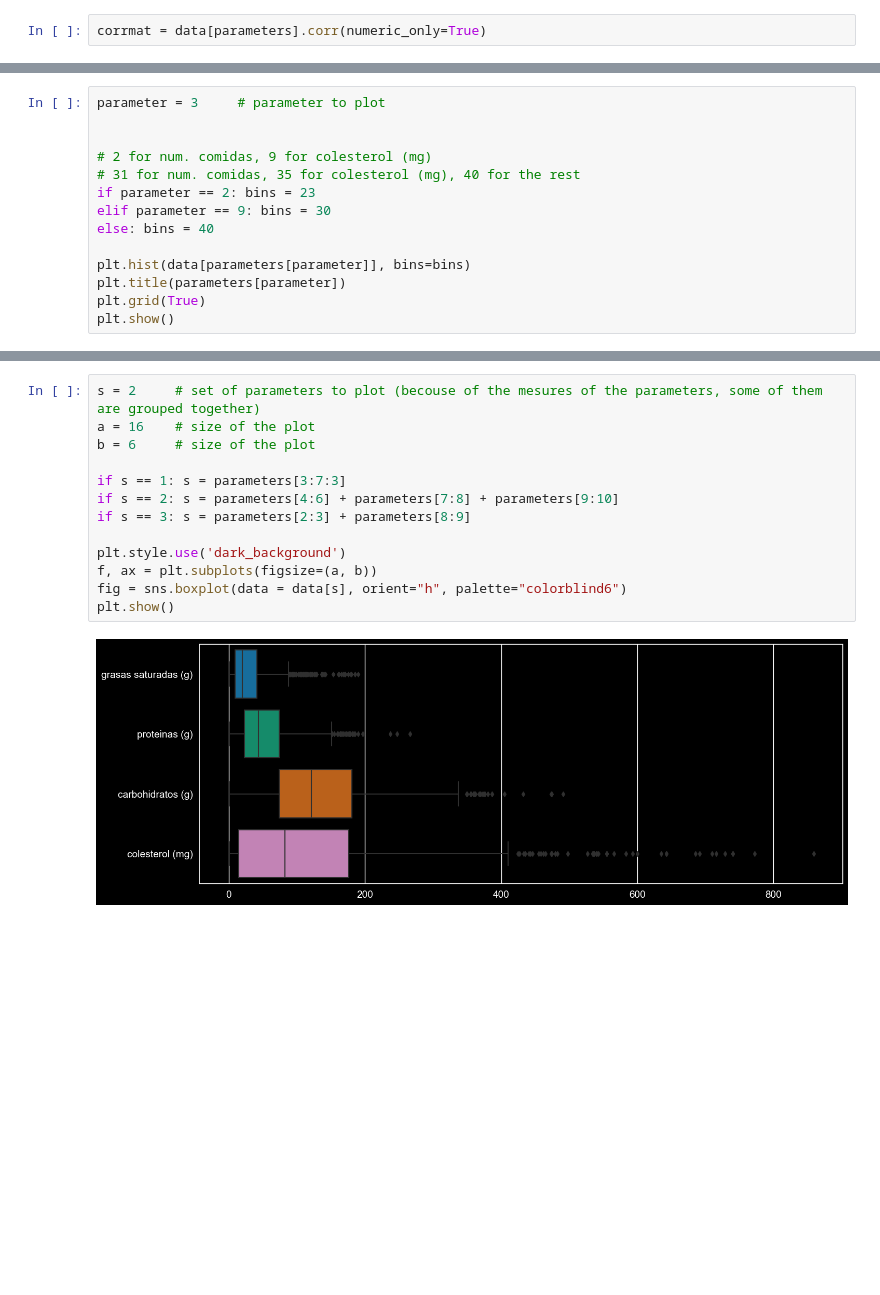
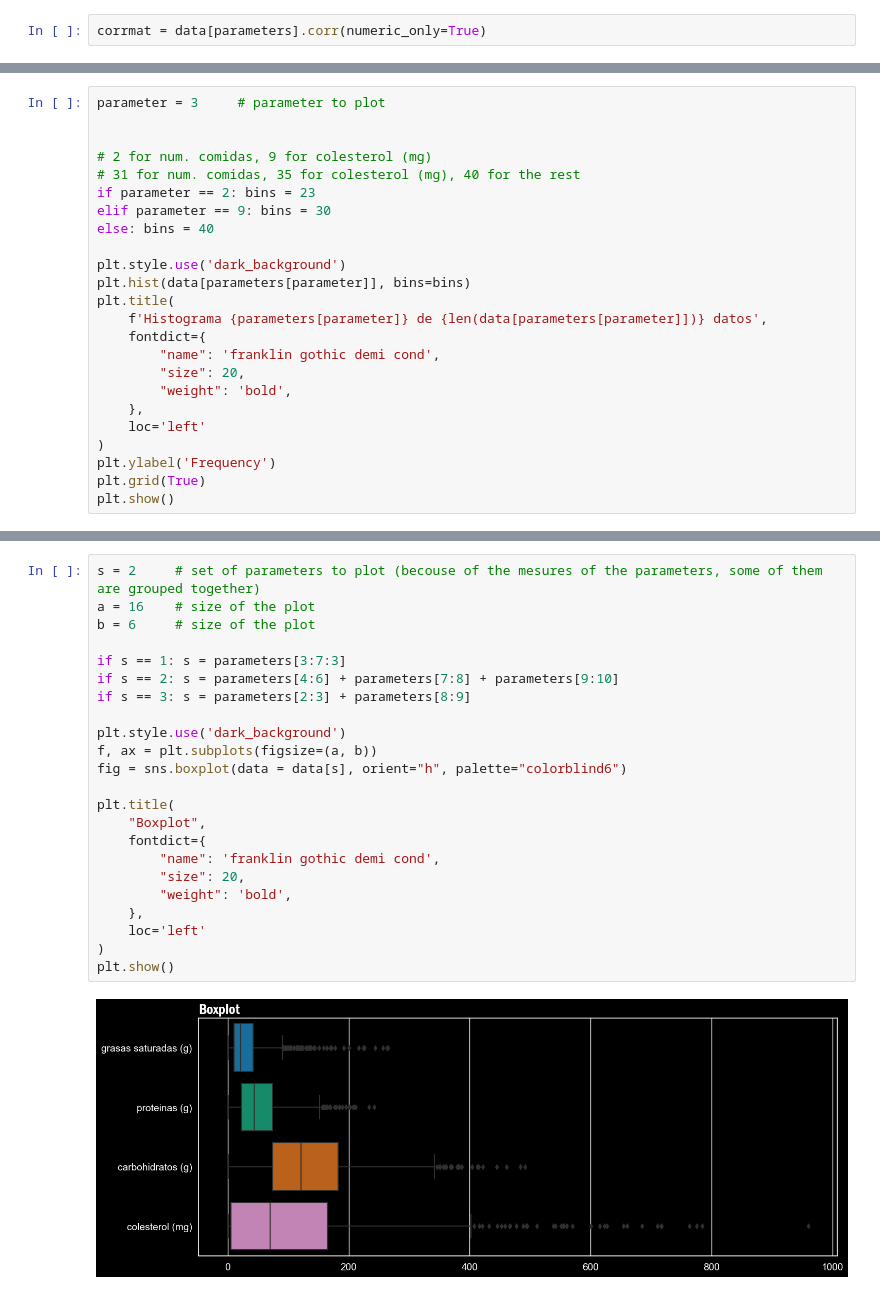
Before and after one commit to MartinPaGarcia/Ciencia-de-Datos, a Jupyter notebook: Dataframe.ipynb, the cells around one changed output, grey strips where cells are left out. Saved outputs shown, nothing was run; the diff lists cells and outputs as text; blank space fills up the shorter version.

```diff
--- a/Dataframe.ipynb
+++ b/Dataframe.ipynb
@@ -319,8 +325,18 @@ if parameter == 2: bins = 23
 elif parameter == 9: bins = 30
 else: bins = 40
 
+plt.style.use('dark_background')
 plt.hist(data[parameters[parameter]], bins=bins)
-plt.title(parameters[parameter])
+plt.title(
+    f'Histograma {parameters[parameter]} de {len(data[parameters[parameter]])} datos',
+    fontdict={
+        "name": 'franklin gothic demi cond',
+        "size": 20,
+        "weight": 'bold',
+    },
+    loc='left'
+)
+plt.ylabel('Frequency')
 plt.grid(True)
 plt.show()
 # %% [output]
@@ -328,18 +344,28 @@ plt.show()
 # %%
 s = 2     # set of parameters to plot (becouse of the mesures of the parameters, some of them are grouped together)
 a = 16    # size of the plot
 b = 6     # size of the plot
 
 if s == 1: s = parameters[3:7:3]
 if s == 2: s = parameters[4:6] + parameters[7:8] + parameters[9:10]
 if s == 3: s = parameters[2:3] + parameters[8:9]
 
 plt.style.use('dark_background')
 f, ax = plt.subplots(figsize=(a, b))
 fig = sns.boxplot(data = data[s], orient="h", palette="colorblind6")
+
+plt.title(
+    "Boxplot",
+    fontdict={
+        "name": 'franklin gothic demi cond',
+        "size": 20,
+        "weight": 'bold',
+    },
+    loc='left'
+)
 plt.show()
 # %% [output]
-[figure, old version]
+[figure, new version]
 # %%
 def plot_date(
     df: pd.DataFrame = data,                                        # Dataframe to plot
```
Also changed, not shown: parts of 8 cells of this notebook.
